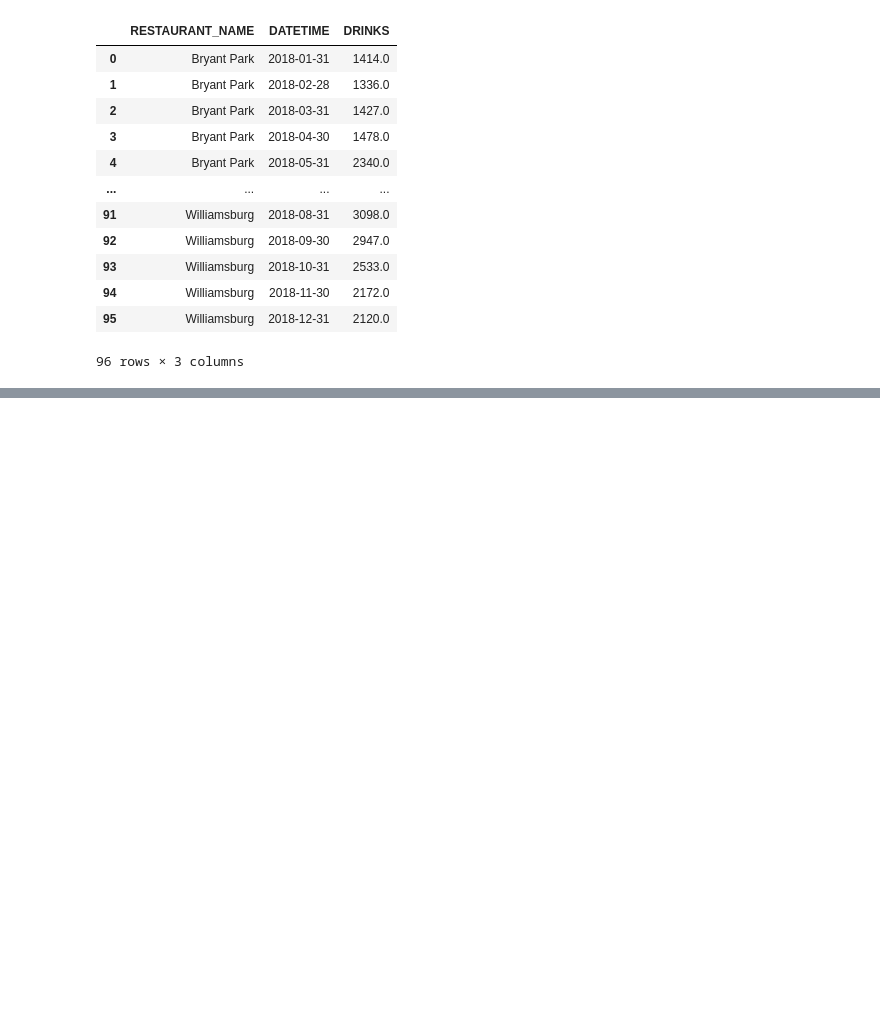
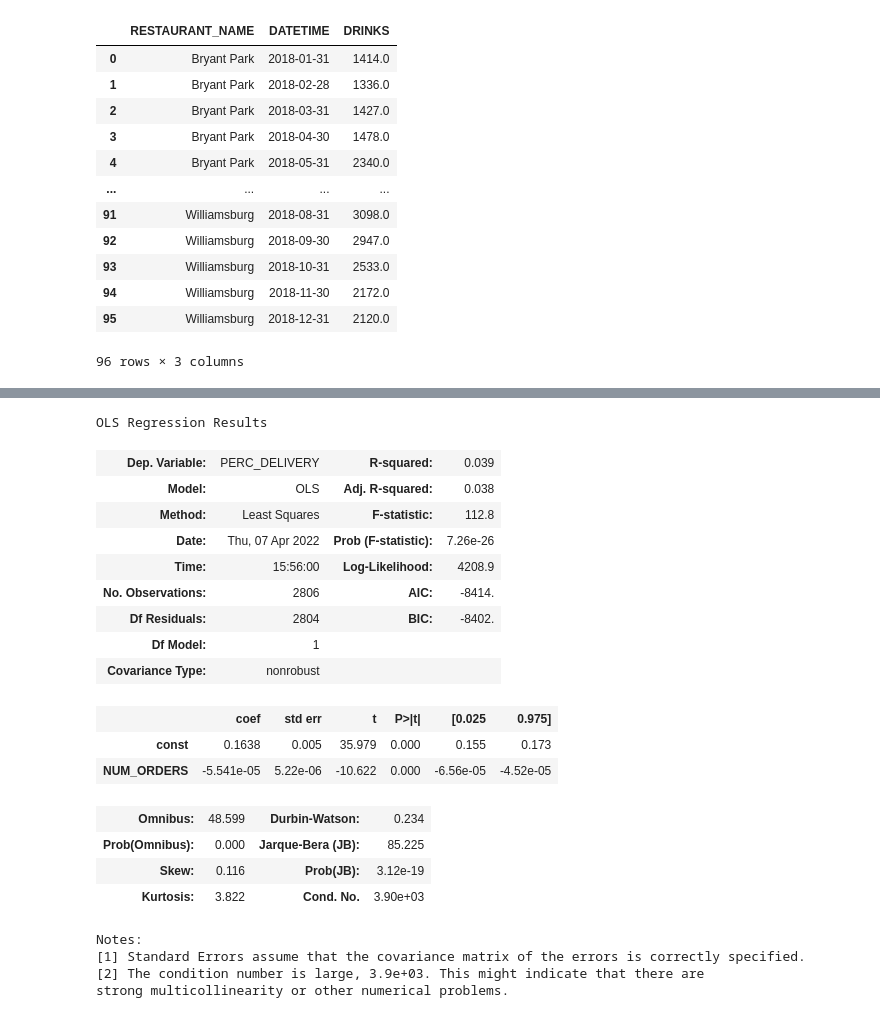
Before and after one commit to mattangriffel/python_for_mbas_class, a Jupyter notebook: Class 3 - Aggregation.ipynb, the cells around one changed output, grey strips where cells are left out. Cells and saved outputs as stored; diff of their text form; code cells hidden in the pictures; blank space fills up the shorter version.

```diff
--- a/Class 3 - Aggregation.ipynb
+++ b/Class 3 - Aggregation.ipynb
@@ -437,0 +454,29 @@ Freq: D, Length: 365, dtype: float64
+# %%
+x = df_summarized_orders.NUM_ORDERS
+x = sm.add_constant(x)
+y = df_summarized_orders.PERC_DELIVERY
+model = sm.OLS(y, x)
+results = model.fit()
+results.summary()
+# %% [output]
+OLS Regression Results
+| Dep. Variable: | PERC_DELIVERY | R-squared: | 0.039 |
+| Model: | OLS | Adj. R-squared: | 0.038 |
+| Method: | Least Squares | F-statistic: | 112.8 |
+| Date: | Thu, 07 Apr 2022 | Prob (F-statistic): | 7.26e-26 |
+| Time: | 15:56:00 | Log-Likelihood: | 4208.9 |
+| No. Observations: | 2806 | AIC: | -8414. |
+| Df Residuals: | 2804 | BIC: | -8402. |
+| Df Model: | 1 |  |  |
+| Covariance Type: | nonrobust |  |  |
+|  | coef | std err | t | P>|t| | [0.025 | 0.975] |
+| const | 0.1638 | 0.005 | 35.979 | 0.000 | 0.155 | 0.173 |
+| NUM_ORDERS | -5.541e-05 | 5.22e-06 | -10.622 | 0.000 | -6.56e-05 | -4.52e-05 |
+| Omnibus: | 48.599 | Durbin-Watson: | 0.234 |
+| Prob(Omnibus): | 0.000 | Jarque-Bera (JB): | 85.225 |
+| Skew: | 0.116 | Prob(JB): | 3.12e-19 |
+| Kurtosis: | 3.822 | Cond. No. | 3.90e+03 |
+Notes:
+[1] Standard Errors assume that the covariance matrix of the errors is correctly specified.
+[2] The condition number is large, 3.9e+03. This might indicate that there are
+strong multicollinearity or other numerical problems.
```
Also changed, not shown: parts of 5 cells of this notebook.
